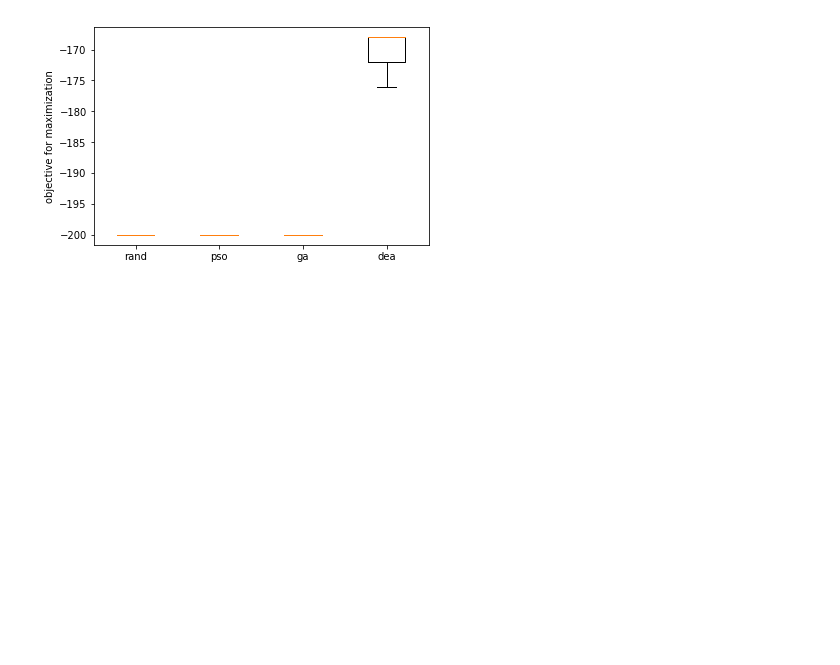
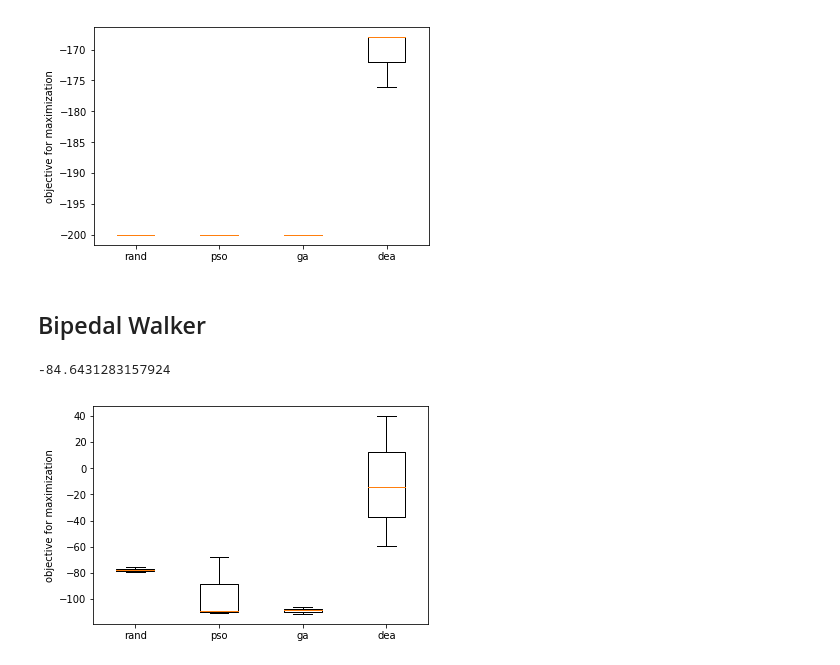
Before and after one commit to jade-cheng/evolution_rl, a Jupyter notebook: ea-rl.ipynb, the cells around one changed output. Saved outputs shown, nothing was run; the diff lists cells and outputs as text; code cells hidden in the pictures; blank space fills up the shorter version.

Commit message:
Added bipedal walker.

```diff
--- a/ea-rl.ipynb
+++ b/ea-rl.ipynb
@@ -307,3 +309,5 @@ def objective_function(parameters):
 comp(options=['rand', 'pso', 'ga', 'dea'])
 # %% [output]
 [figure]
+# %% [markdown]
+## Bipedal Walker
@@ -309,0 +334,4 @@ comp(options=['rand', 'pso', 'ga', 'dea'])
+# %%
+random_run(render=True, trials=1)
+# %% [output]
+-84.6431283157924
@@ -309,0 +375,4 @@ comp(options=['rand', 'pso', 'ga', 'dea'])
+# %%
+comp(options=['rand', 'pso', 'ga', 'dea'])
+# %% [output]
+[figure, added]
```
Also changed, not shown: parts of 4 cells of this notebook.
